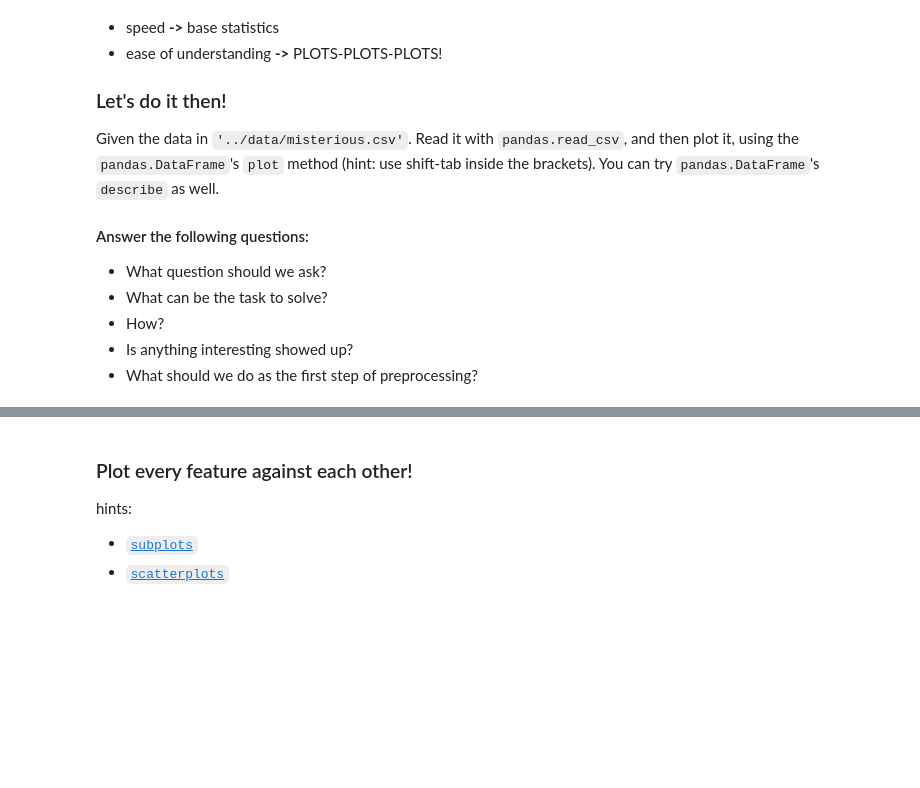
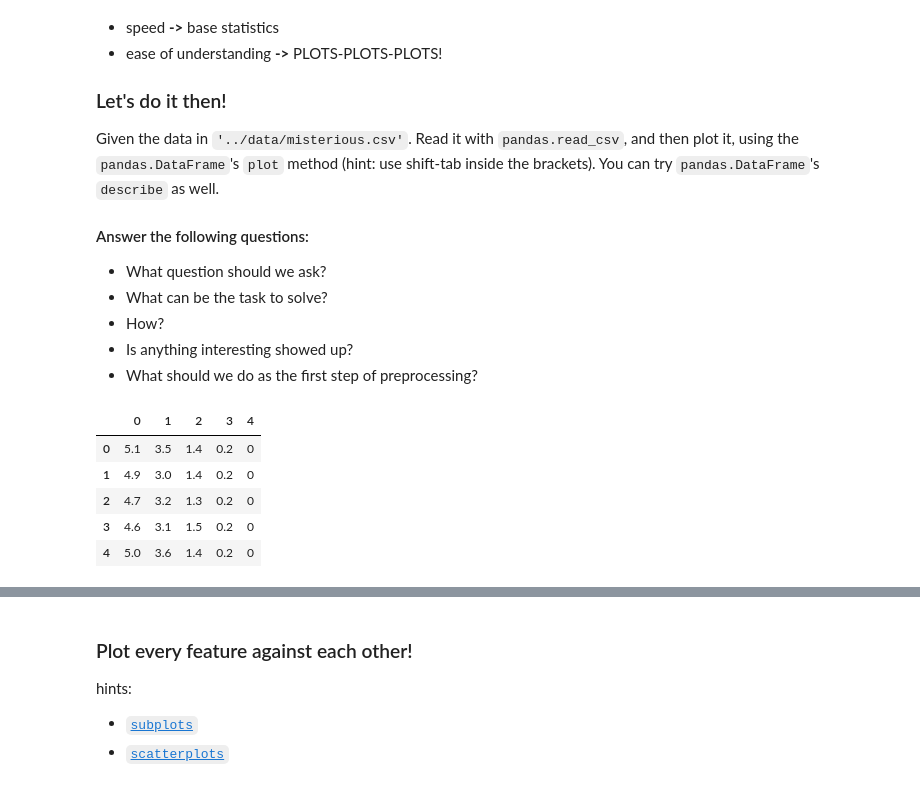
Before and after one commit to fulibacsi/oldsite, a Jupyter notebook: notebooks/DS_szisz_2016_I_2.ipynb, the cells around one changed output, grey strips where cells are left out. Saved outputs shown, nothing was run; the diff lists cells and outputs as text; code cells hidden in the pictures; blank space fills up the shorter version.

```diff
--- a/notebooks/DS_szisz_2016_I_2.ipynb
+++ b/notebooks/DS_szisz_2016_I_2.ipynb
@@ -49,3 +49,13 @@ import pandas as pd
 %matplotlib inline
 import matplotlib.pyplot as plt
 import seaborn as sns
+# %%
+df = pd.read_csv('../data/misterious.csv', header=None)
+df.head()
+# %% [output]
+|  | 0 | 1 | 2 | 3 | 4 |
+| 0 | 5.1 | 3.5 | 1.4 | 0.2 | 0 |
+| 1 | 4.9 | 3.0 | 1.4 | 0.2 | 0 |
+| 2 | 4.7 | 3.2 | 1.3 | 0.2 | 0 |
+| 3 | 4.6 | 3.1 | 1.5 | 0.2 | 0 |
+| 4 | 5.0 | 3.6 | 1.4 | 0.2 | 0 |
```
Also changed, not shown: parts of 20 cells of this notebook.
